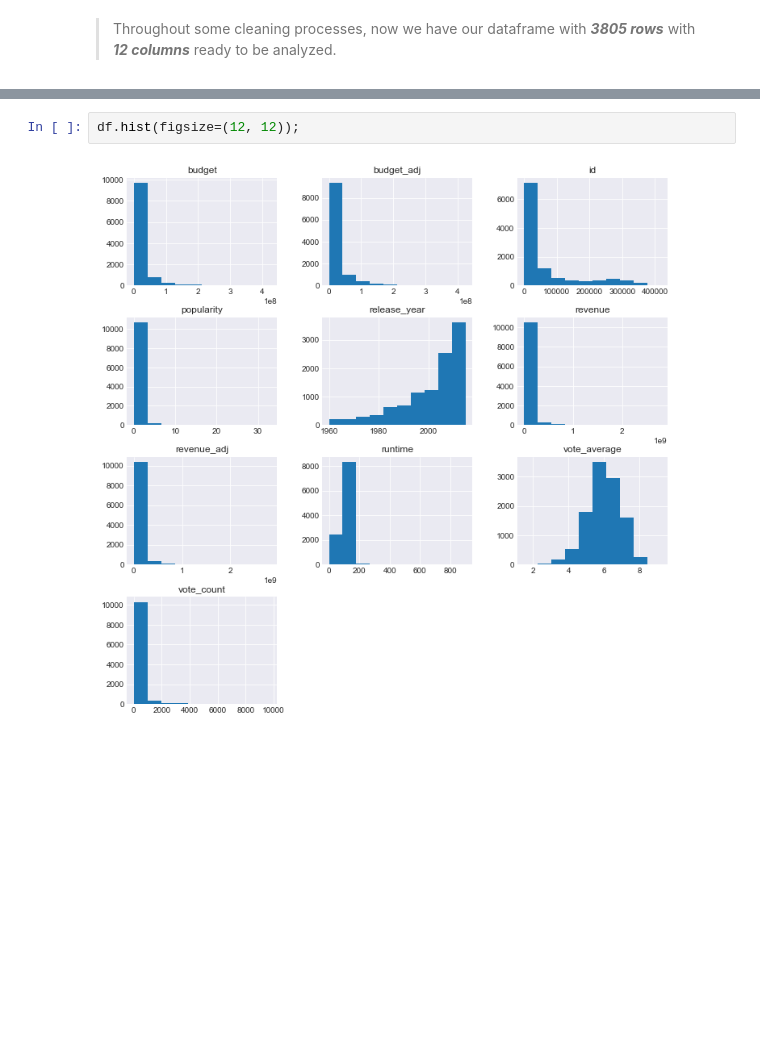
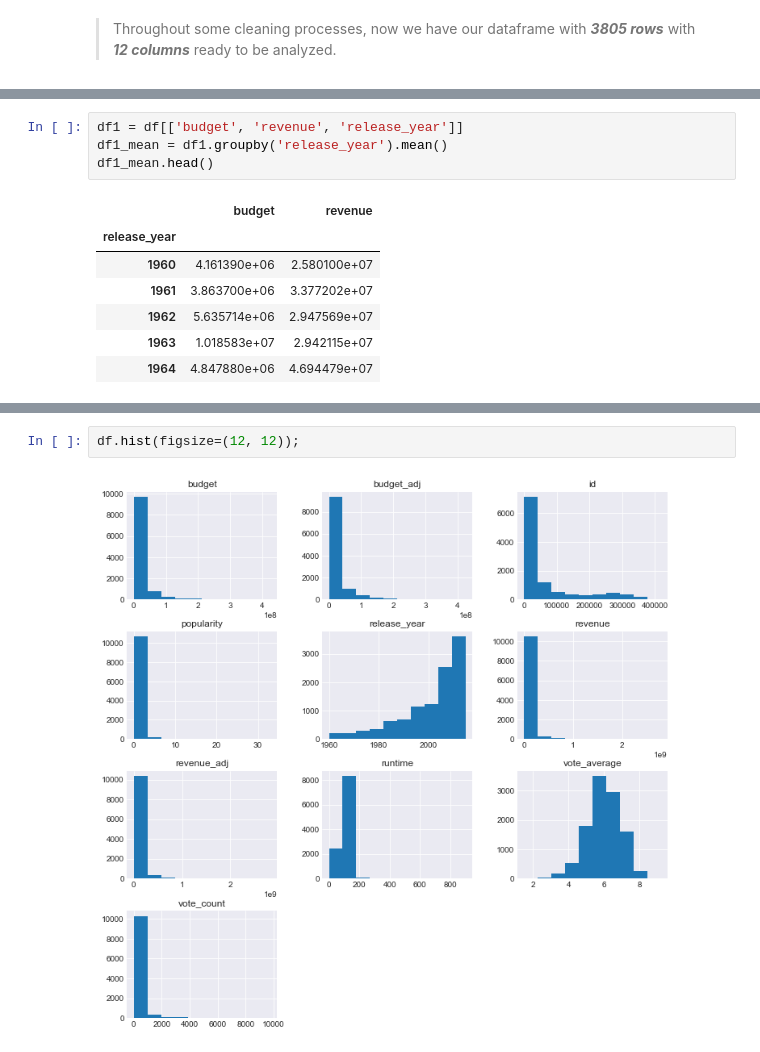
Before and after one commit to Steve-Choi/DAND, a Jupyter notebook: tmdb_project.ipynb, the cells around one changed output, grey strips where cells are left out. Cells and saved outputs as stored; diff of their text form; blank space fills up the shorter version.

```diff
--- a/tmdb_project.ipynb
+++ b/tmdb_project.ipynb
@@ -237,0 +282,12 @@ df.shape
+# %%
+df1 = df[['budget', 'revenue', 'release_year']]
+df1_mean = df1.groupby('release_year').mean()
+df1_mean.head()
+# %% [output]
+|  | budget | revenue |
+| release_year |  |  |
+| 1960 | 4.161390e+06 | 2.580100e+07 |
+| 1961 | 3.863700e+06 | 3.377202e+07 |
+| 1962 | 5.635714e+06 | 2.947569e+07 |
+| 1963 | 1.018583e+07 | 2.942115e+07 |
+| 1964 | 4.847880e+06 | 4.694479e+07 |
```
Also changed, not shown: parts of 12 cells of this notebook, 1 other file.
